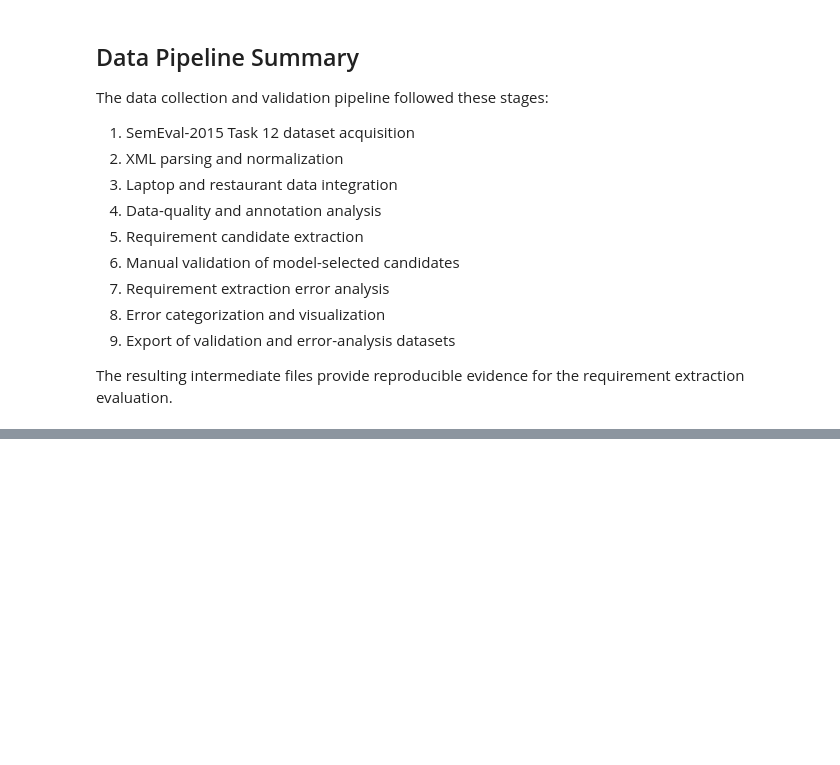
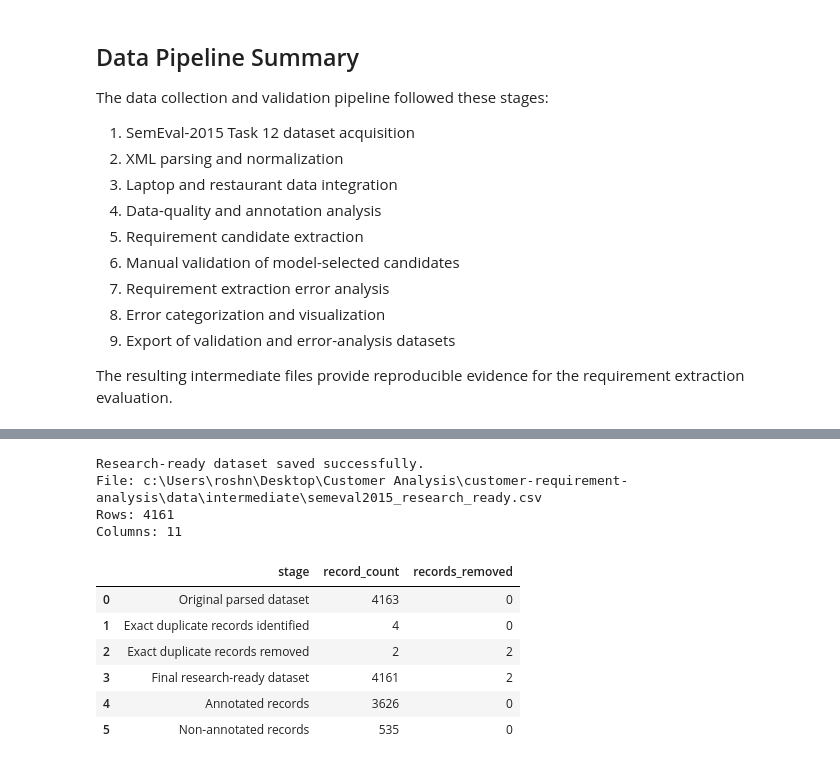
Before and after one commit to Roshni-Singh27/customer-requirement-analysis, a Jupyter notebook: notebooks/01_data_collection.ipynb, the cells around one changed output, grey strips where cells are left out. Drawn from its saved outputs; the diff is of its cells as text; code cells hidden in the pictures; blank space fills up the shorter version.

```diff
--- a/notebooks/01_data_collection.ipynb
+++ b/notebooks/01_data_collection.ipynb
@@ -7841,0 +8262,66 @@ requirement extraction evaluation.
+# %%
+# ==========================================
+# EXPORT RESEARCH-READY DATASET
+# ==========================================
+
+output_path = (
+    INTERMEDIATE_DATA_DIR
+    / "semeval2015_research_ready.csv"
+)
+
+research_ready_df.to_csv(
+    output_path,
+    index=False
+)
+
+print("Research-ready dataset saved successfully.")
+print("File:", output_path)
+print("Rows:", len(research_ready_df))
+print("Columns:", len(research_ready_df.columns))
+# %% [output]
+Research-ready dataset saved successfully.
+File: c:\Users\roshn\Desktop\Customer Analysis\customer-requirement-analysis\data\intermediate\semeval2015_research_ready.csv
+Rows: 4161
+Columns: 11
+# %%
+# ==========================================
+# FINAL DATA CLEANING AUDIT
+# ==========================================
+
+cleaning_audit = pd.DataFrame({
+    "stage": [
+        "Original parsed dataset",
+        "Exact duplicate records identified",
+        "Exact duplicate records removed",
+        "Final research-ready dataset",
+        "Annotated records",
+        "Non-annotated records"
+    ],
+    "record_count": [
+        len(combined_df),
+        4,
+        len(combined_df) - len(cleaned_df),
+        len(research_ready_df),
+        (research_ready_df["annotation_status"] == "annotated").sum(),
+        (research_ready_df["annotation_status"] == "non_annotated").sum()
+    ]
+})
+
+cleaning_audit["records_removed"] = [
+    0,
+    0,
+    2,
+    2,
+    0,
+    0
+]
+
+display(cleaning_audit)
+# %% [output]
+|  | stage | record_count | records_removed |
+| 0 | Original parsed dataset | 4163 | 0 |
+| 1 | Exact duplicate records identified | 4 | 0 |
+| 2 | Exact duplicate records removed | 2 | 2 |
+| 3 | Final research-ready dataset | 4161 | 2 |
+| 4 | Annotated records | 3626 | 0 |
+| 5 | Non-annotated records | 535 | 0 |
```
Also changed, not shown: parts of 8 cells of this notebook, 2 other files.
